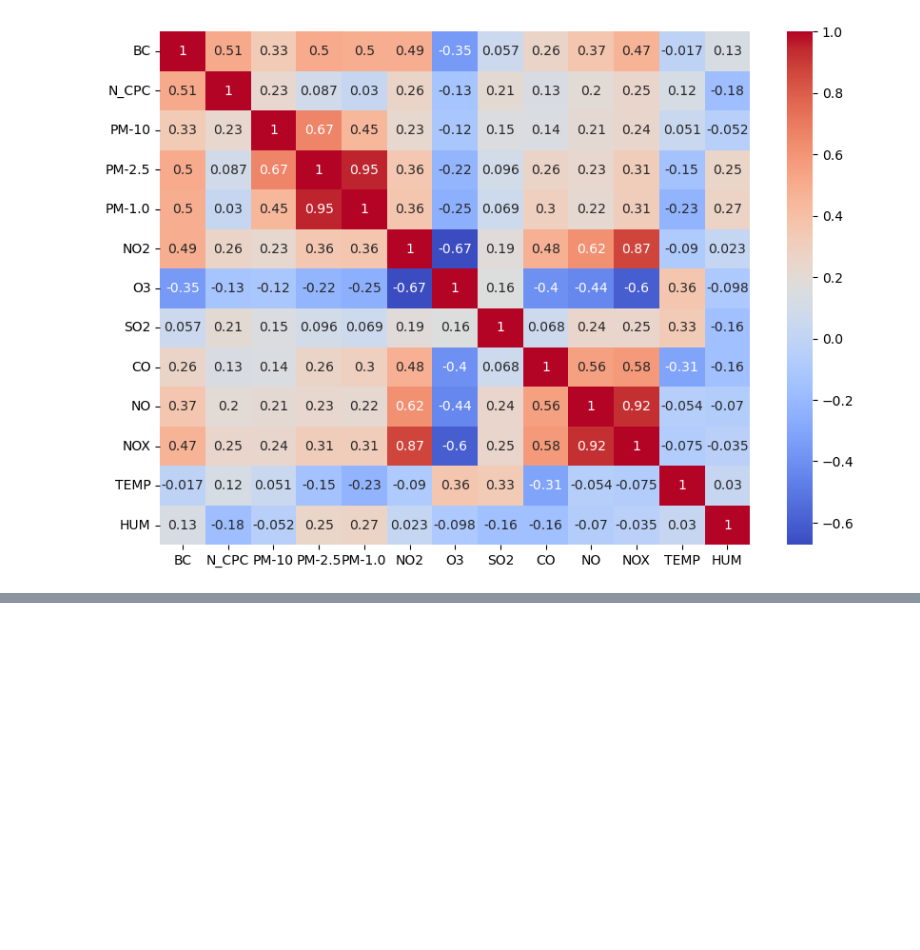
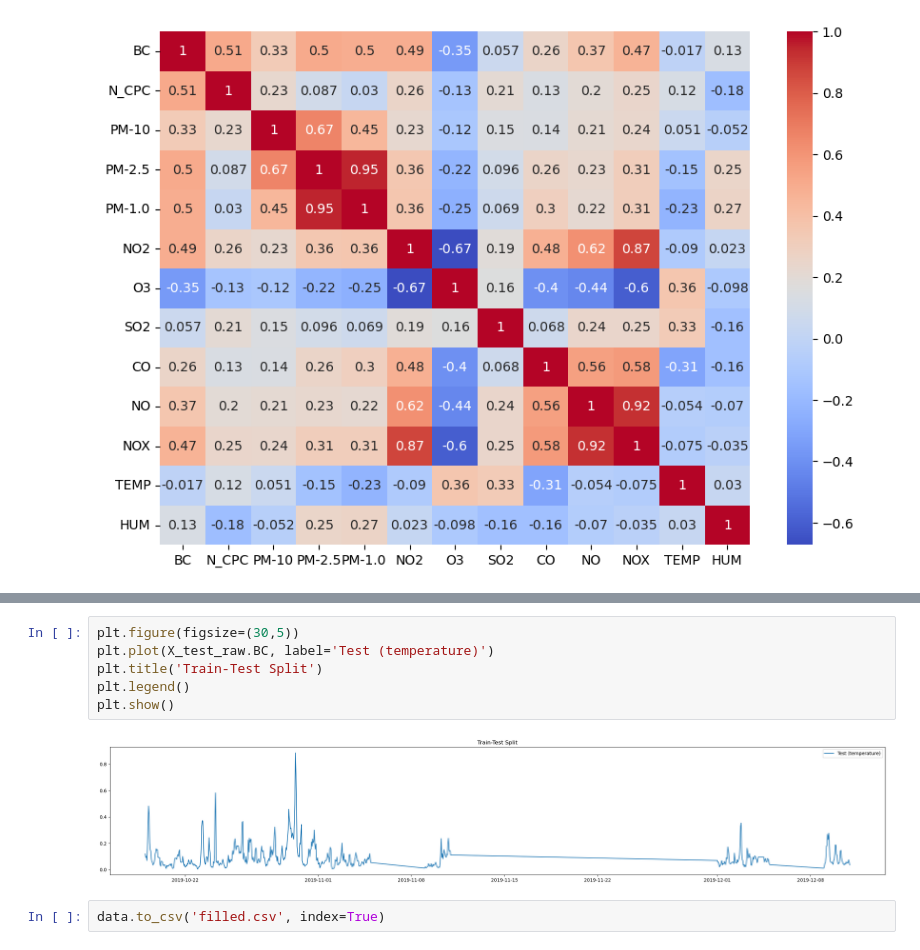
Before and after one commit to M3lo00/TOML_Homeworks, a Jupyter notebook: Homework3-4/data_exploration.ipynb, the cells around one changed output, grey strips where cells are left out. Cells and saved outputs as stored; diff of their text form; blank space fills up the shorter version.

```diff
--- a/Homework3-4/data_exploration.ipynb
+++ b/Homework3-4/data_exploration.ipynb
@@ -168,0 +268,10 @@ plt.show()
+# %%
+plt.figure(figsize=(30,5))
+plt.plot(X_test_raw.BC, label='Test (temperature)')
+plt.title('Train-Test Split')
+plt.legend()
+plt.show()
+# %% [output]
+[figure, added]
+# %%
+data.to_csv('filled.csv', index=True)
```
Also changed, not shown: parts of 13 cells of this notebook, 5 other files.
